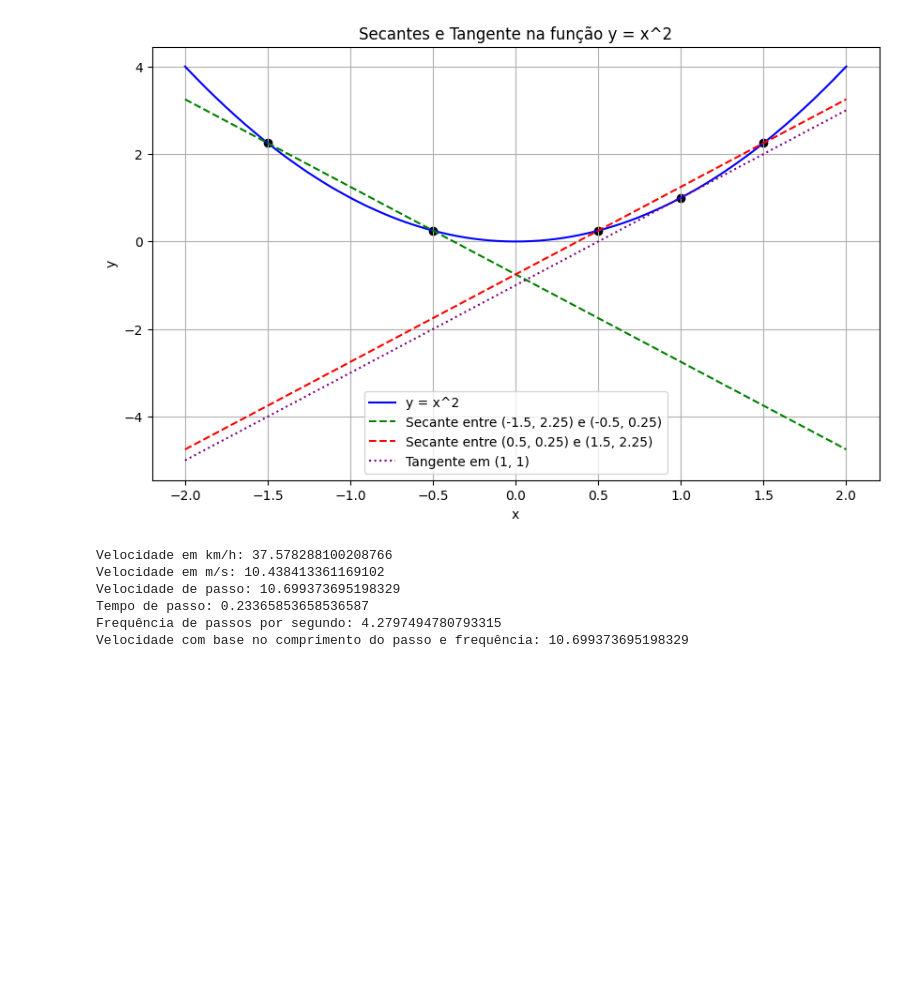
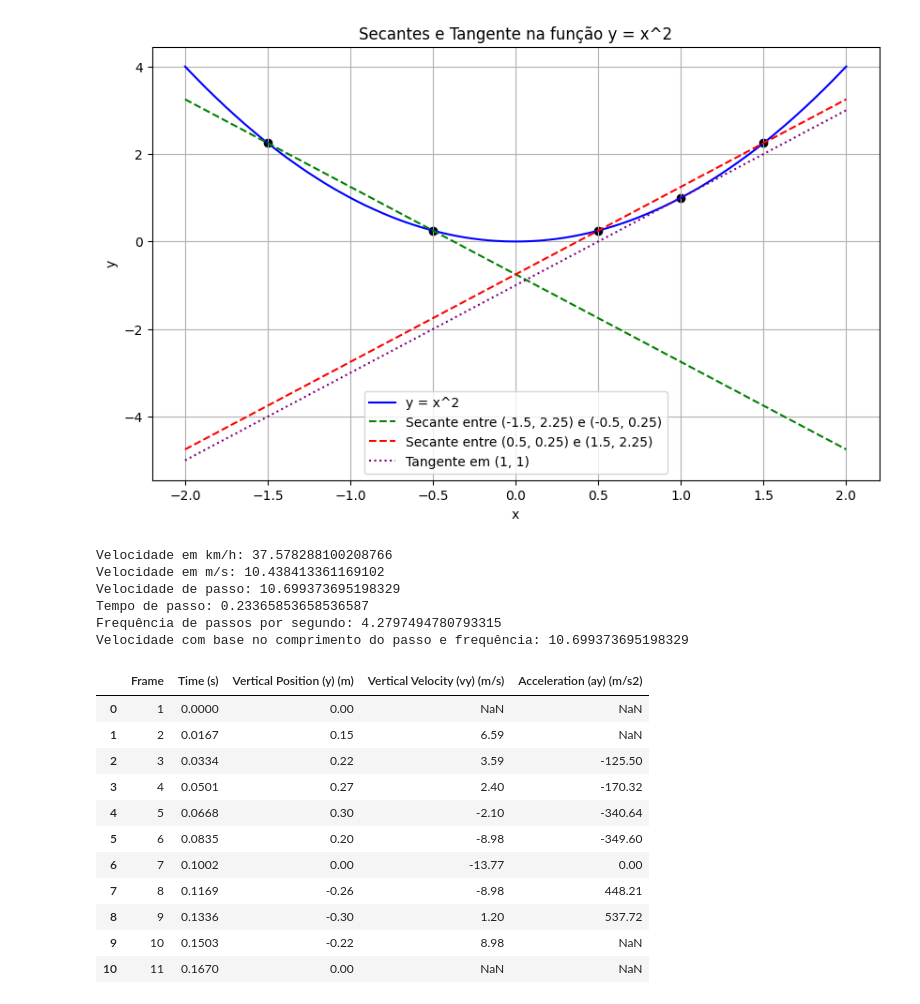
Before and after one commit to paulopreto/REF0022-Biomec-nica2, a Jupyter notebook: Biomecanica2023/cinematica_linear/vel_acel.ipynb, the cells around one changed output. Cells and saved outputs as stored; diff of their text form; code cells hidden in the pictures; blank space fills up the shorter version.

```diff
--- a/Biomecanica2023/cinematica_linear/vel_acel.ipynb
+++ b/Biomecanica2023/cinematica_linear/vel_acel.ipynb
@@ -380,3 +380,36 @@ Velocidade de passo: 10.699373695198329
 Tempo de passo: 0.23365853658536587
 Frequência de passos por segundo: 4.2797494780793315
 Velocidade com base no comprimento do passo e frequência: 10.699373695198329
+# %%
+import pandas as pd
+
+# Dados da tabela
+data = {
+    'Frame': [1, 2, 3, 4, 5, 6, 7, 8, 9, 10, 11],
+    'Time (s)': [0.0000, 0.0167, 0.0334, 0.0501, 0.0668, 0.0835, 0.1002, 0.1169, 0.1336, 0.1503, 0.1670],
+    'Vertical Position (y) (m)': [0.00, 0.15, 0.22, 0.27, 0.30, 0.20, 0.00, -0.26, -0.30, -0.22, 0.00],
+    'Vertical Velocity (vy) (m/s)': [None, 6.59, 3.59, 2.40, -2.10, -8.98, -13.77, -8.98, 1.20, 8.98, None],
+    'Acceleration (ay) (m/s2)': [None, None, -125.50, -170.32, -340.64, -349.60, 0.00, 448.21, 537.72, None, None]
+}
+
+# Criando um DataFrame com os dados
+df = pd.DataFrame(data)
+
+# Exibindo a tabela
+display(df)
+
+# Se você quiser salvar a tabela em um arquivo CSV, use o seguinte comando:
+# df.to_csv('tabela.csv', index=False)
+# %% [output]
+|  | Frame | Time (s) | Vertical Position (y) (m) | Vertical Velocity (vy) (m/s) | Acceleration (ay) (m/s2) |
+| 0 | 1 | 0.0000 | 0.00 | NaN | NaN |
+| 1 | 2 | 0.0167 | 0.15 | 6.59 | NaN |
+| 2 | 3 | 0.0334 | 0.22 | 3.59 | -125.50 |
+| 3 | 4 | 0.0501 | 0.27 | 2.40 | -170.32 |
+| 4 | 5 | 0.0668 | 0.30 | -2.10 | -340.64 |
+| 5 | 6 | 0.0835 | 0.20 | -8.98 | -349.60 |
+| 6 | 7 | 0.1002 | 0.00 | -13.77 | 0.00 |
+| 7 | 8 | 0.1169 | -0.26 | -8.98 | 448.21 |
+| 8 | 9 | 0.1336 | -0.30 | 1.20 | 537.72 |
+| 9 | 10 | 0.1503 | -0.22 | 8.98 | NaN |
+| 10 | 11 | 0.1670 | 0.00 | NaN | NaN |
```
Also changed, not shown: parts of 1 cell of this notebook.
